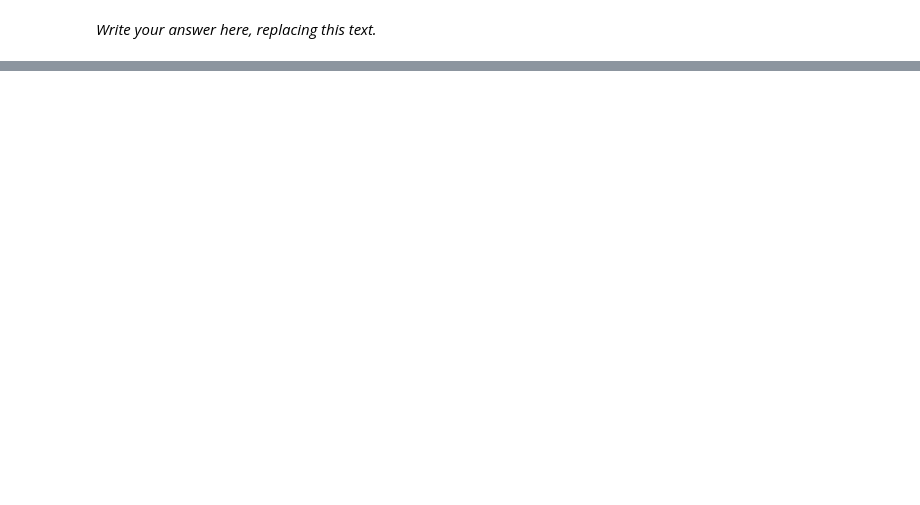
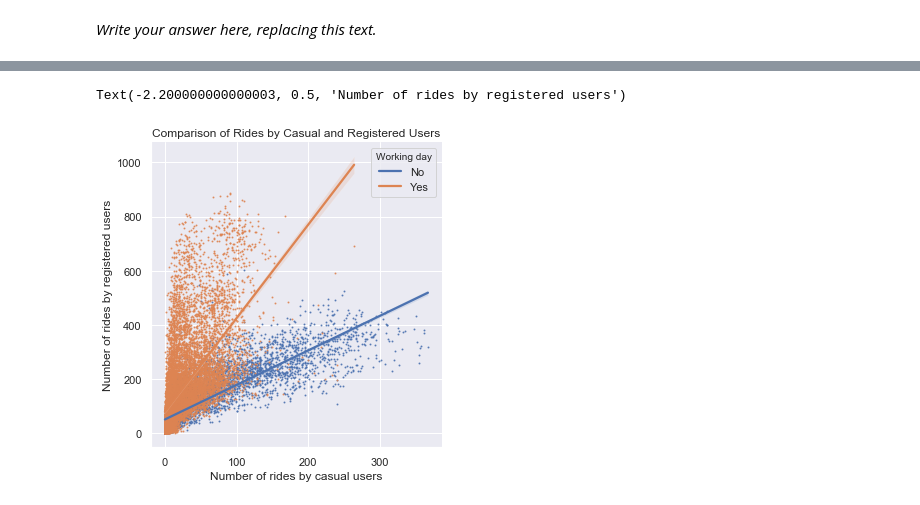
Before and after one commit to Calvin-Data-Science/data202, a Jupyter notebook: src/hw2/hw2_solutions.ipynb, the cells around one changed output, grey strips where cells are left out. Drawn from its saved outputs; the diff is of its cells as text; code cells hidden in the pictures; blank space fills up the shorter version.

```diff
--- a/src/hw2/hw2_solutions.ipynb
+++ b/src/hw2/hw2_solutions.ipynb
@@ -37,11 +56,11 @@ Names of people you have worked with goes here:
 # %%
+# Imports
 import numpy as np
 import pandas as pd
 import matplotlib.pyplot as plt
 import seaborn as sns
 %matplotlib inline
+
+# Set some display settings.
+sns.set(context='notebook')
-# %%
-plt.rcParams['figure.figsize'] = (16,8)
-plt.rcParams['figure.dpi'] = 150
-sns.set()
 # %% [markdown]
@@ -137,0 +103,4 @@ In addition to the type of rider (casual vs. registered) and the overall count o
+# %%
+# run this code (without changing it)
+hourly_counts = pd.read_csv('data/hour.csv')
+daily_counts = pd.read_csv('data/day.csv')
@@ -175,6 +166,0 @@ manual: true
-# %%
-# Make the font size a bit bigger
-sns.set(font_scale=1.)
-
-# Your code here
-sns.lmplot(x='casual', y='registered', hue='workingday', data=hourly_counts, scatter_kws={'s': 1})
@@ -197,0 +196,12 @@ manual: true
+# %%
+# Your code here
+sns.lmplot(
+    x='casual', y='registered', hue='workingday', data=hourly_counts,
+    scatter_kws={'s': 1}, truncate=True, legend=False)
+plt.legend(title="Working day", labels=["No", "Yes"])
+plt.title("Comparison of Rides by Casual and Registered Users")
+plt.xlabel("Number of rides by casual users")
+plt.ylabel("Number of rides by registered users")
+# %% [output]
+Text(-2.200000000000003, 0.5, 'Number of rides by registered users')
+[figure, added]
```
Also changed, not shown: parts of 40 cells of this notebook, 7 other files.
